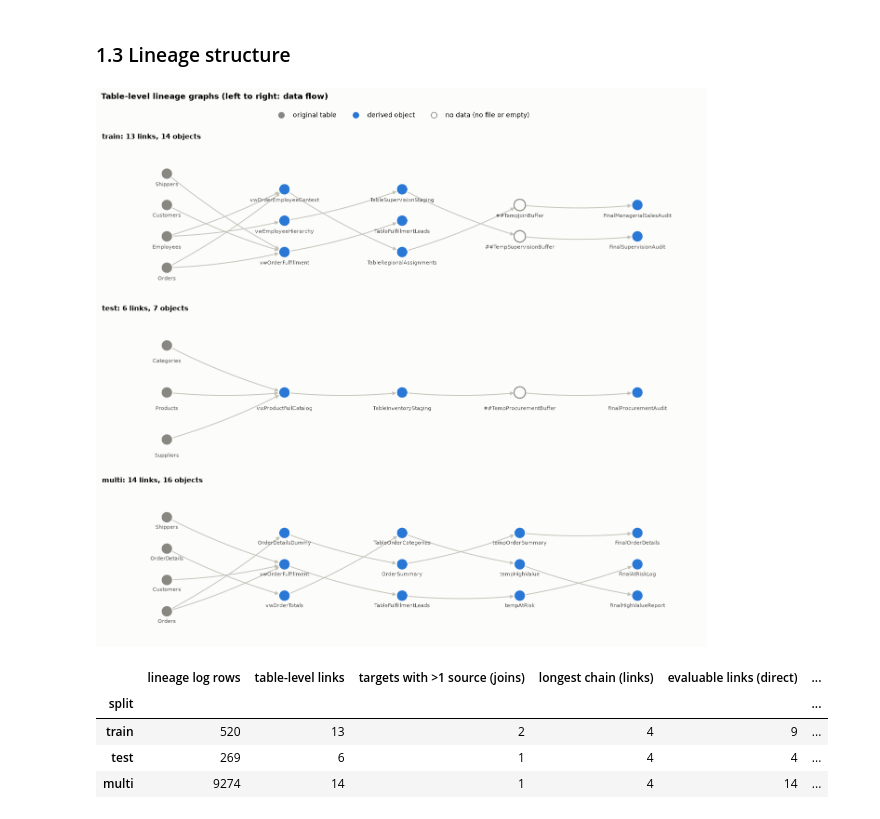
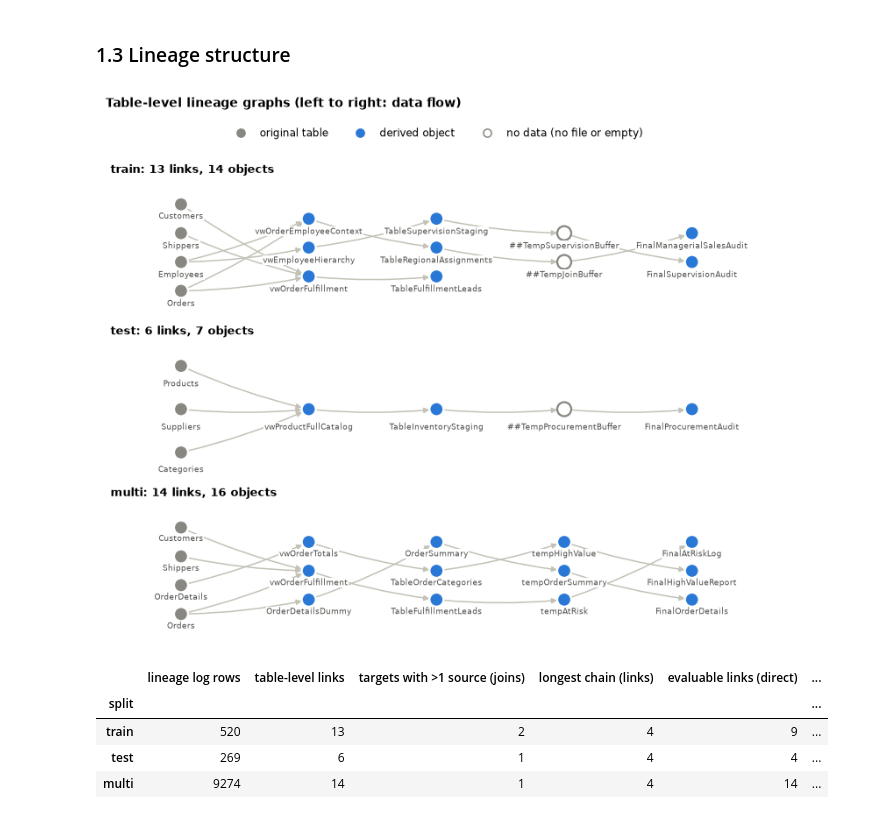
Before and after one commit to semasertt/valentine-lineage, a Jupyter notebook: notebooks/01_eda.ipynb, the cells around one changed output. Saved outputs shown, nothing was run; the diff lists cells and outputs as text; code cells hidden in the pictures.

Commit message:
Add EDA report and print-size figures (Milestone 2)

```diff
--- a/notebooks/01_eda.ipynb
+++ b/notebooks/01_eda.ipynb
@@ -45,12 +45,12 @@ FIGURES.mkdir(parents=True, exist_ok=True)
 # Chart colours: blue marks lineage, neutral greys everything else;
 # three-category charts use the first three validated categorical slots.
 BLUE, ORANGE, AQUA = "#2a78d6", "#eb6834", "#1baf7a"
-GREY, LIGHT_GREY, MUTED, GRID, SURFACE = "#898781", "#c3c2b7", "#52514e", "#e1e0d9", "#fcfcfb"
+GREY, LIGHT_GREY, MUTED, GRID, SURFACE = "#898781", "#c3c2b7", "#52514e", "#e1e0d9", "#ffffff"
 plt.rcParams.update({
     "figure.dpi": 110, "savefig.dpi": 200, "savefig.bbox": "tight",
     "figure.facecolor": SURFACE, "axes.facecolor": SURFACE, "savefig.facecolor": SURFACE,
-    "font.family": "sans-serif", "font.size": 9,
-    "axes.edgecolor": LIGHT_GREY, "axes.labelcolor": MUTED, "axes.titlesize": 10,
+    "font.family": "sans-serif", "font.size": 8,
+    "axes.edgecolor": LIGHT_GREY, "axes.labelcolor": MUTED, "axes.titlesize": 8.5,
     "axes.titleweight": "bold", "axes.titlelocation": "left",
     "axes.spines.top": False, "axes.spines.right": False,
     "axes.grid": True, "grid.color": GRID, "grid.linewidth": 0.6, "axes.axisbelow": True,
@@ -203,38 +203,39 @@ and `NULL`. Object names differ between files and logs (`vwOrderFulfillment.csv`
 ### 1.3 Lineage structure
 # %%
 def draw_lineage(ax, split):
-    graph = nx.DiGraph(split.links)
+    graph = nx.DiGraph(sorted(split.links))  # sorted: same layout on every run
     for layer, nodes in enumerate(nx.topological_generations(graph)):
         for node in nodes:
             graph.nodes[node]["layer"] = layer
     pos = nx.multipartite_layout(graph, subset_key="layer", align="vertical")
     data = usable(split)
     fill = [SURFACE if n not in data else GREY if split.kind(n) == "original" else BLUE for n in graph]
-    nx.draw_networkx_edges(graph, pos, ax=ax, edge_color=LIGHT_GREY, width=1.2, arrowsize=10,
-                           node_size=260, connectionstyle="arc3,rad=0.05")
-    nx.draw_networkx_nodes(graph, pos, ax=ax, node_color=fill, node_size=260,
+    nx.draw_networkx_edges(graph, pos, ax=ax, edge_color=LIGHT_GREY, width=1, arrowsize=8,
+                           node_size=110, connectionstyle="arc3,rad=0.05")
+    nx.draw_networkx_nodes(graph, pos, ax=ax, node_color=fill, node_size=110,
                            edgecolors=[GREY if n not in data else SURFACE for n in graph], linewidths=1.5)
     for node, (x, y) in pos.items():
-        ax.text(x, y - 0.11, split.display[node], ha="center", va="top", fontsize=7, color=MUTED)
+        ax.text(x, y - 0.12, split.display[node], ha="center", va="top", fontsize=6, color=MUTED,
+                bbox={"facecolor": SURFACE, "edgecolor": "none", "pad": 0.4})
     ax.set_title(f"{split.name}: {graph.number_of_edges()} links, {graph.number_of_nodes()} objects")
     ax.axis("off")
-    ax.margins(x=0.08, y=0.25)
+    ax.margins(x=0.08, y=0.2)
 
 
-fig, axes = plt.subplots(3, 1, figsize=(12, 10.5))
+fig, axes = plt.subplots(3, 1, figsize=(7.0, 5.4))
 for ax, split in zip(axes, splits.values()):
     draw_lineage(ax, split)
-fig.legend(handles=[Line2D([], [], marker="o", ls="", color=GREY, markersize=8, label="original table"),
-                    Line2D([], [], marker="o", ls="", color=BLUE, markersize=8, label="derived object"),
+fig.legend(handles=[Line2D([], [], marker="o", ls="", color=GREY, markersize=6, label="original table"),
+                    Line2D([], [], marker="o", ls="", color=BLUE, markersize=6, label="derived object"),
                     Line2D([], [], marker="o", ls="", markerfacecolor=SURFACE, markeredgecolor=GREY,
-                           markersize=8, label="no data (no file or empty)")],
-           loc="upper center", ncol=3, bbox_to_anchor=(0.5, 1.01))
-fig.suptitle("Table-level lineage graphs (left to right: data flow)", x=0.01, ha="left", y=1.035, fontweight="bold")
+                           markersize=6, label="no data (no file or empty)")],
+           loc="upper center", ncol=3, bbox_to_anchor=(0.5, 1.02))
+fig.suptitle("Table-level lineage graphs (left to right: data flow)", x=0.01, ha="left", y=1.06, fontweight="bold", fontsize=9)
 fig.tight_layout()
 fig.savefig(FIGURES / "eda_02_lineage_graphs.png")
 plt.show()
 # %% [output]
-[figure, old version]
+[figure, new version]
 # %%
 stats = []
 for split in splits.values():
```
Also changed, not shown: parts of 6 cells of this notebook, 8 other files.
